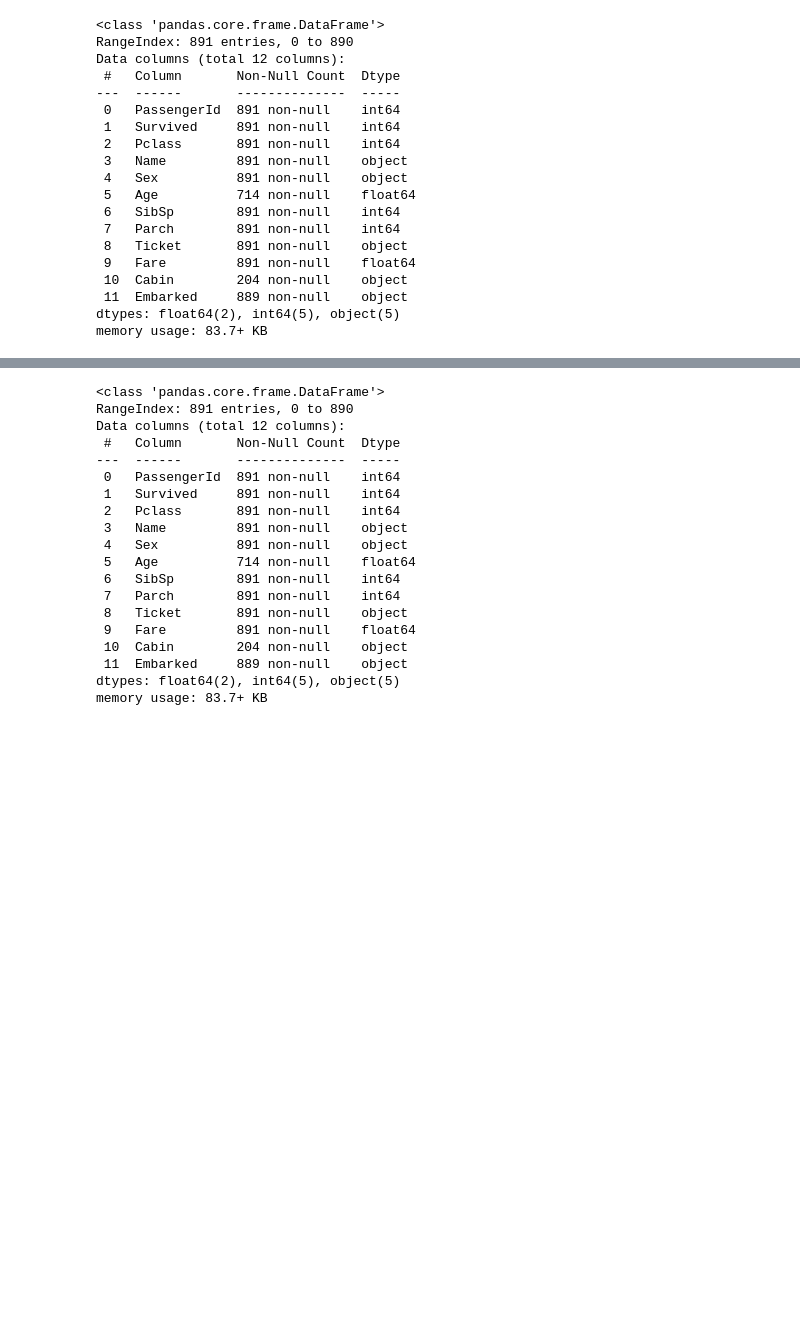
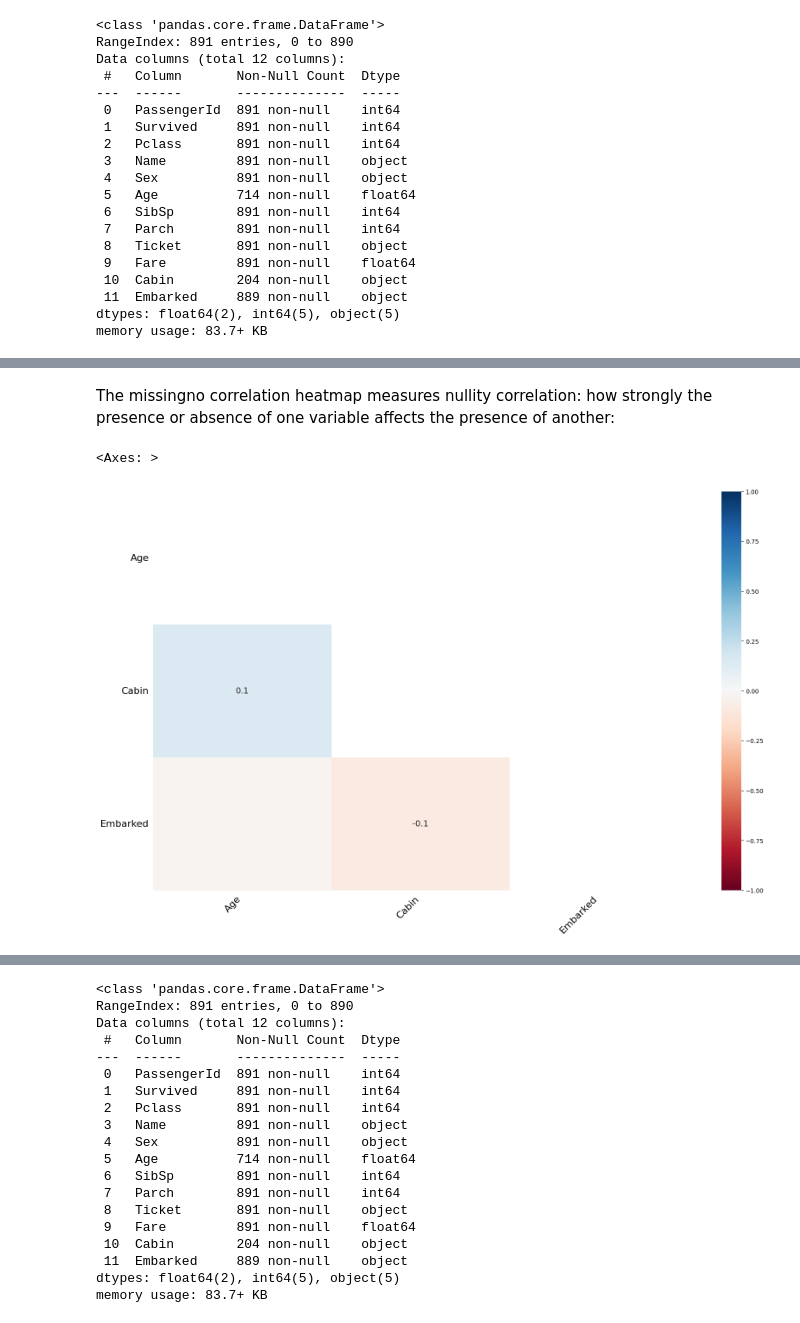
Before and after one commit to adiesha/CSCI347Spring2025, a Jupyter notebook: Coding/pandas_part2.ipynb, the cells around one changed output, grey strips where cells are left out. Drawn from its saved outputs; the diff is of its cells as text; code cells hidden in the pictures; blank space fills up the shorter version.

```diff
--- a/Coding/pandas_part2.ipynb
+++ b/Coding/pandas_part2.ipynb
@@ -206,0 +405,7 @@ memory usage: 83.7+ KB
+# %% [markdown]
+The missingno correlation heatmap measures nullity correlation: how strongly the presence or absence of one variable affects the presence of another:
+# %%
+msno.heatmap(df)
+# %% [output]
+<Axes: >
+[figure, added]
```
Also changed, not shown: parts of 81 cells of this notebook, 1 other file.
